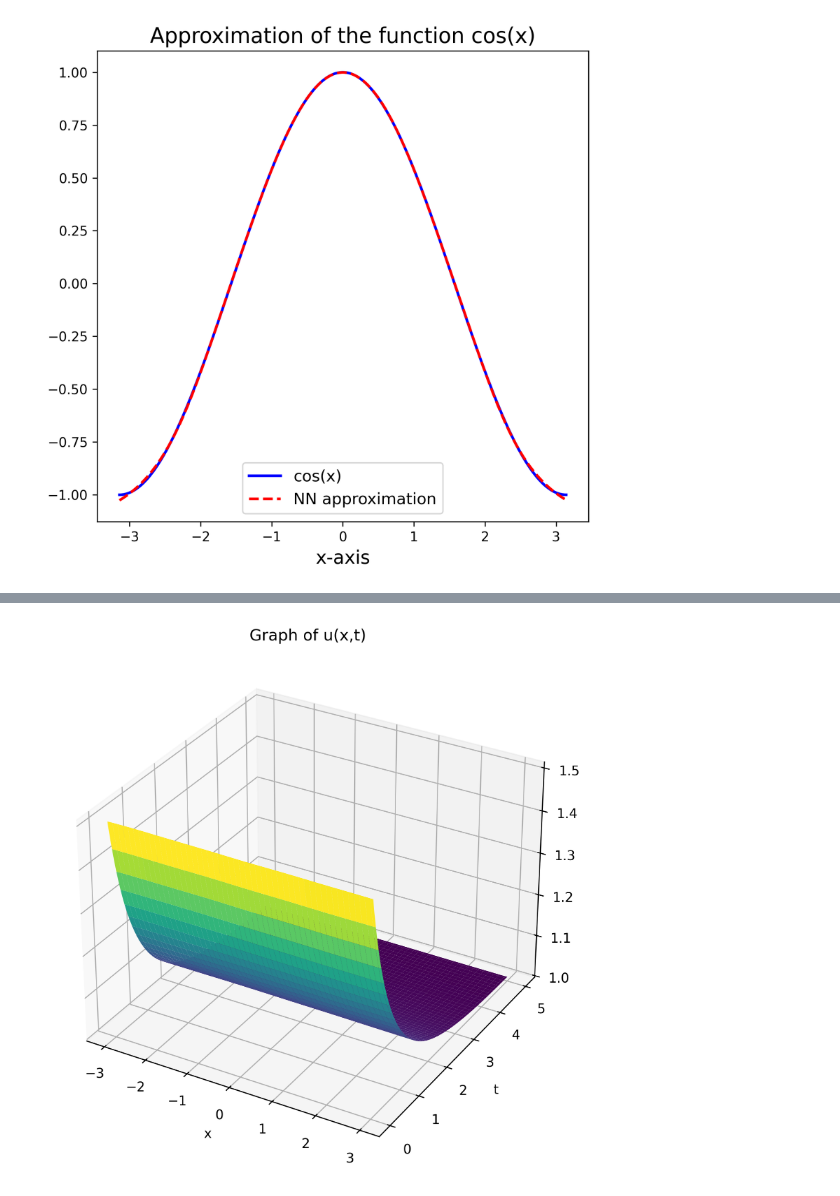
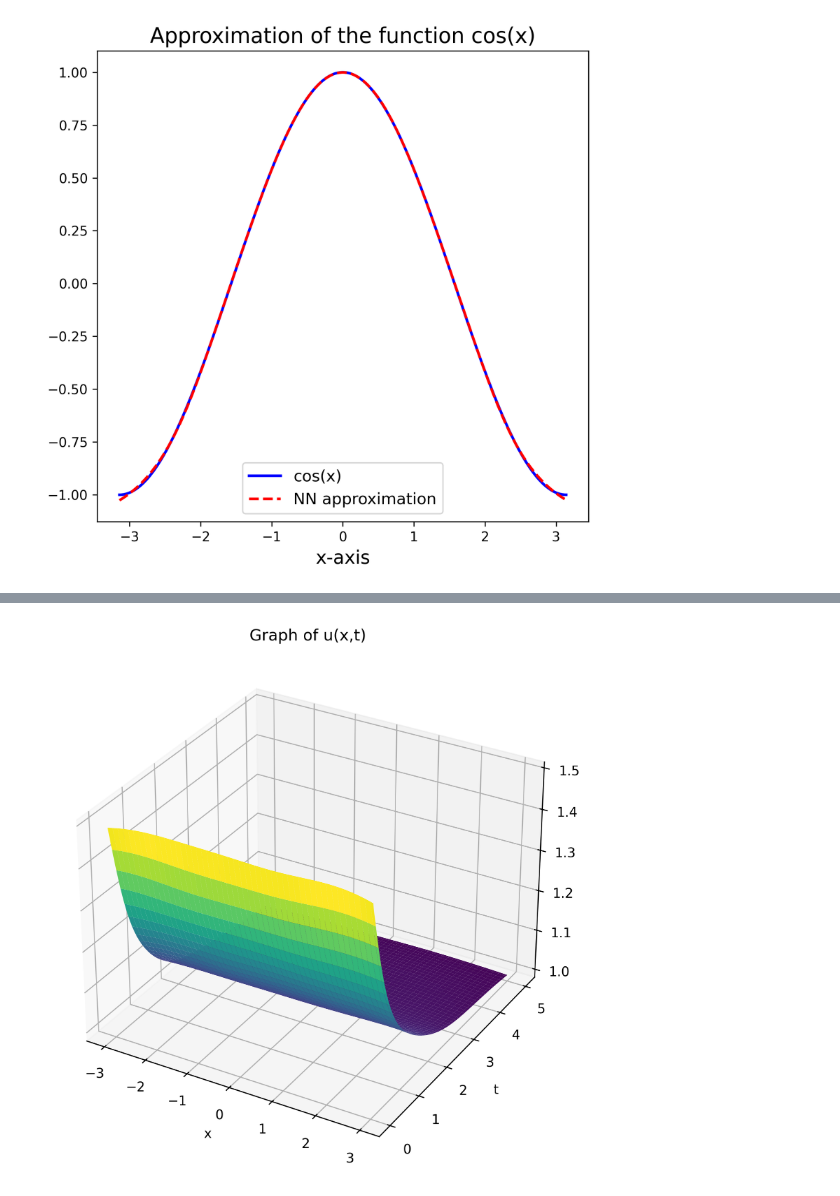
Before and after one commit to Riccardo99KR/NN-for-solving-FKPP, a Jupyter notebook: NN for solving FKPP.ipynb, the cells around one changed output, grey strips where cells are left out. Cells and saved outputs as stored; diff of their text form; code cells hidden in the pictures.

```diff
--- a/NN for solving FKPP.ipynb
+++ b/NN for solving FKPP.ipynb
@@ -135,7 +135,7 @@ def loss_fn(t_train):
     return ode_loss + ic_loss
 
 # Training
-epochs = 5000
+epochs = 1000
 t_train = torch.linspace(0, T, 100).view(-1, 1)
 
 for epoch in range(epochs):
@@ -272,7 +272,7 @@ def generate_training_points(n_interior=1000, n_bc=200, n_ic=200):
     return x_int, t_int, x_bc, t_bc, y_bc_val, x_ic, t_ic
 
 
-epochs = 5000
+epochs = 1000
 # Training
 for epoch in range(epochs):
     x_int, t_int, x_bc, t_bc, y_bc_val, x_ic, t_ic = generate_training_points()
@@ -342,4 +342,4 @@ Epoca: 5000, loss = 5.2631698054028675e-05
-[figure, old version]
+[figure, new version]
 # %%
 fig = plt.figure(figsize=(10, 6), dpi=300)
 ax = fig.add_subplot(111, projection='3d')
```
Also changed, not shown: parts of 4 cells of this notebook.
